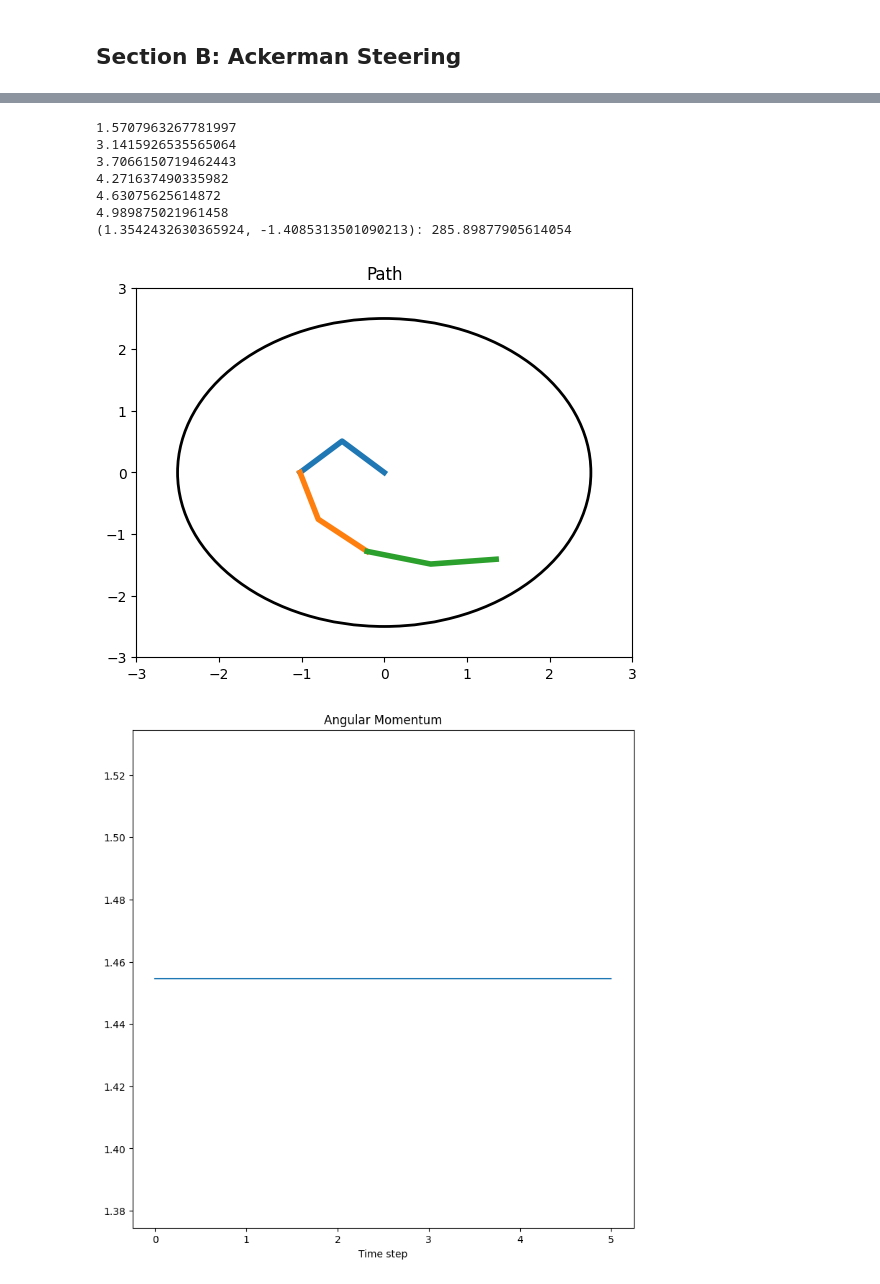
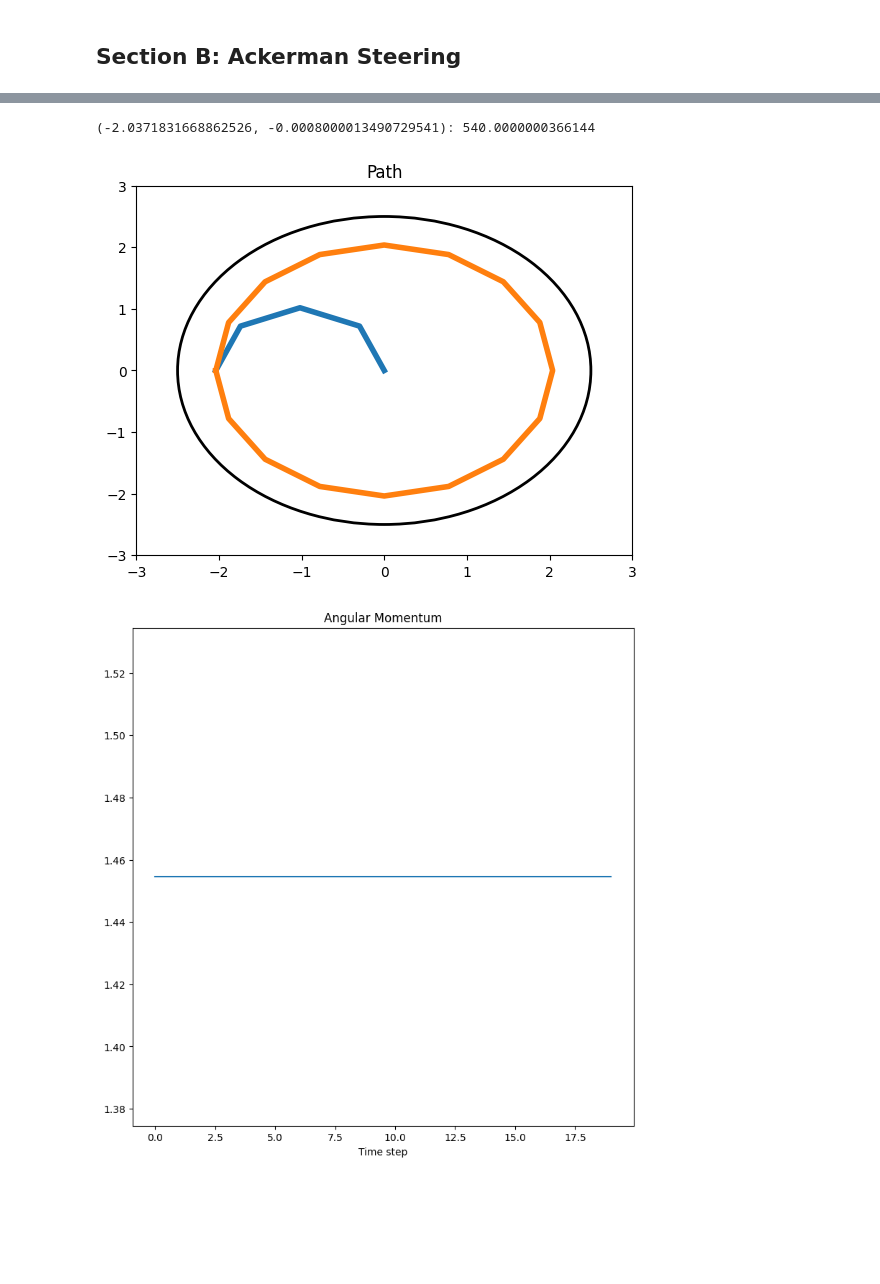
Before and after one commit to jonathan-crandall/CS5510-Robot-Intelligence, a Jupyter notebook: midterm_1.ipynb, the cells around one changed output, grey strips where cells are left out. Cells and saved outputs as stored; diff of their text form; code cells hidden in the pictures; blank space fills up the shorter version.

```diff
--- a/midterm_1.ipynb
+++ b/midterm_1.ipynb
@@ -10,7 +10,7 @@ import matplotlib.pyplot as plot
 from matplotlib.animation import FuncAnimation
 from matplotlib.patches import Circle
 # %%
-def plot_path_x_y_angular_velocities(path_x, path_y, angular_momentum) -> None:
+def plot_path_x_y_angular_velocities(path_x, path_y, angular_momentum, radius=2.5) -> None:
 
     # Graph the path of the robot
     figure, axes = plot.subplots()
@@ -19,7 +19,7 @@ def plot_path_x_y_angular_velocities(path_x, path_y, angular_momentum) -> None:
     axes.set_title("Path")
     axes.set_xlim((-3, 3))
     axes.set_ylim((-3, 3))
-    axes.add_patch(Circle((0, 0), 2.5, facecolor="none", ec='k', lw=2))
+    axes.add_patch(Circle((0, 0), radius, facecolor="none", ec='k', lw=2))
     for index, path in enumerate(path_x):
         axes.plot(path_x[index], path_y[index], lw=4)
 
@@ -324,49 +320,28 @@ plot_path_x_y_angular_velocities(path_x, path_y, angular_momentum)
 # %%
 robot = AckermanRobot(.75, .55)
 path_x = []
 path_y = []
 angular_momentum = []
 
 
-#First angle 0.634022719663 @ 0.4 sec
-
-#Straight 0.1 sec
-
-#Second angle 0.329771529972 @ ? sec
-
-# Move to outside of the circle
-# robot.theta = 0.634022719663
-
-# Get To outside of circle
-sub_path_x, sub_path_y, sub_angular_momentum = robot.move_for_duration(.3, 8, 0)
+# Get as close as time step allows to outside of circle
+sub_path_x, sub_path_y, sub_angular_momentum = robot.move_for_duration(.4, 8, 0.634682287)
 path_x.append(sub_path_x)
 path_y.append(sub_path_y)
 angular_momentum.append(sub_angular_momentum)
 
-# Magic turn in place because ive lost it
-sub_path_x, sub_path_y, sub_angular_momentum = robot.move_for_duration(.1, 8, pi)
+# Drive in a circle
+sub_path_x, sub_path_y, sub_angular_momentum = robot.move_for_duration(1.6, 8, 0.3527564542)
 path_x.append(sub_path_x)
 path_y.append(sub_path_y)
 angular_momentum.append(sub_angular_momentum)
 
 
-
-sub_path_x, sub_path_y, sub_angular_momentum = robot.move_for_duration(1, 8, 0.5585993153)
-path_x.append(sub_path_x)
-path_y.append(sub_path_y)
-angular_momentum.append(sub_angular_momentum)
-
 print(f"({robot.x}, {robot.y}): {degrees(robot.theta)}")
 
 
 plot_path_x_y_angular_velocities(path_x, path_y, angular_momentum)
 # %% [output]
-1.5707963267781997
-3.1415926535565064
-3.7066150719462443
-4.271637490335982
-4.63075625614872
-4.989875021961458
-(1.3542432630365924, -1.4085313501090213): 285.89877905614054
+(-2.0371831668862526, -0.0008000013490729541): 540.0000000366144
-[figure, old version]
+[figure, new version]
-[figure, old version]
+[figure, new version]
```
Also changed, not shown: parts of 8 cells of this notebook, 1 other file.
